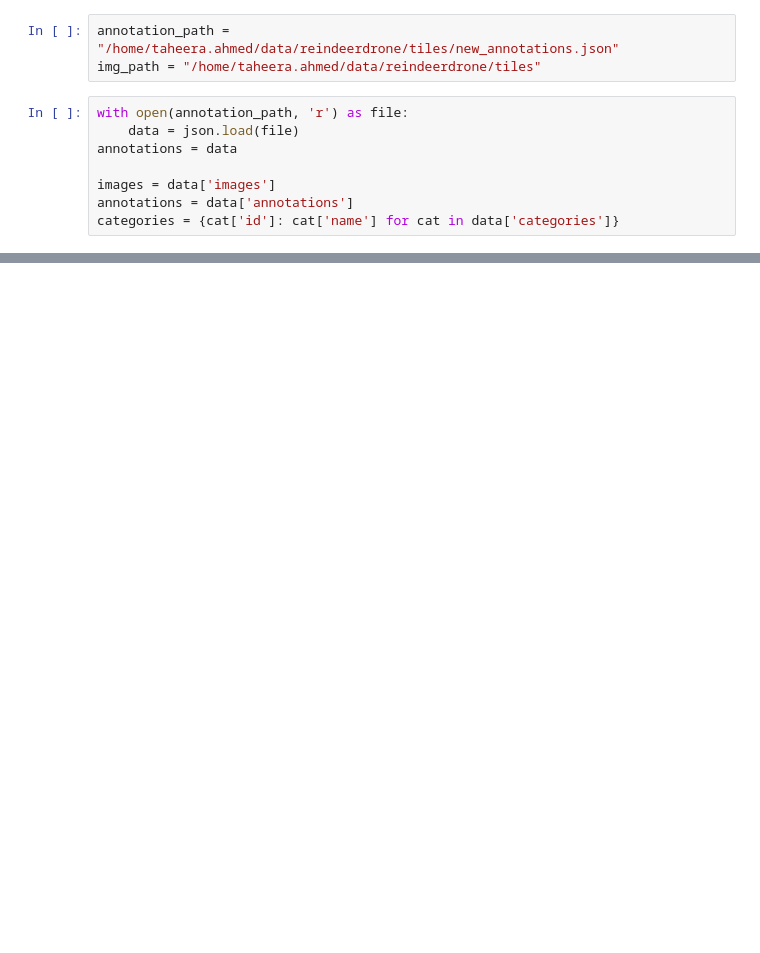
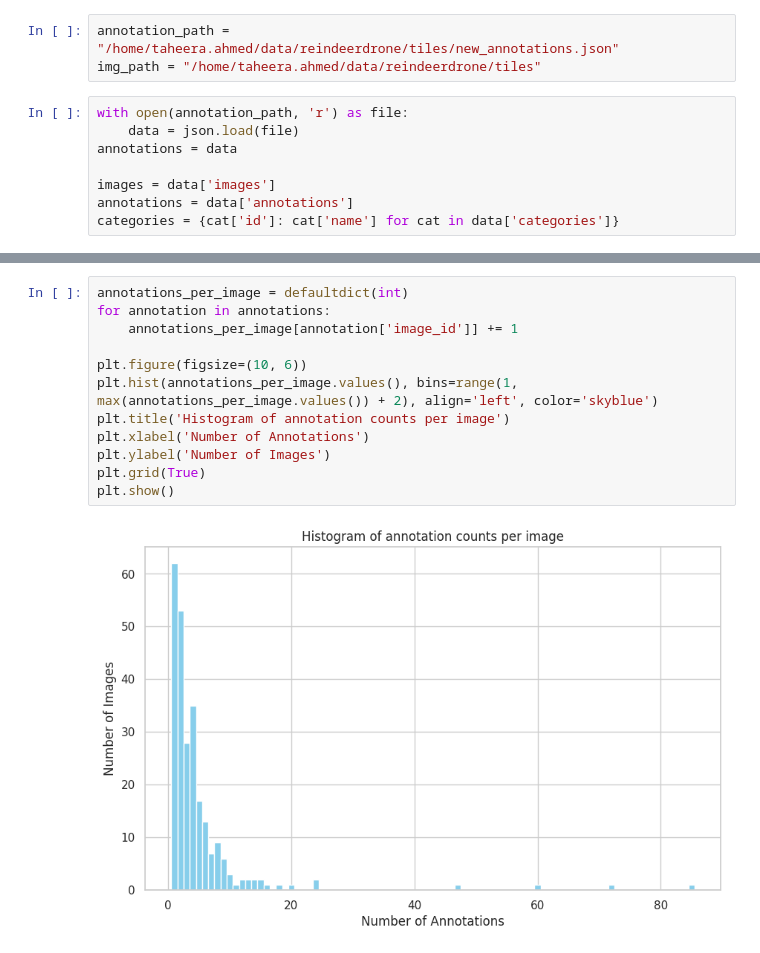
Before and after one commit to NINAnor/reindeerdrone, a Jupyter notebook: notebooks/inspect-bboxs.ipynb, the cells around one changed output, grey strips where cells are left out. Saved outputs shown, nothing was run; the diff lists cells and outputs as text; blank space fills up the shorter version.

```diff
--- a/notebooks/inspect-bboxs.ipynb
+++ b/notebooks/inspect-bboxs.ipynb
@@ -91,0 +111,14 @@ Number of bounding boxes in image DSC00408_tile1.png: 6
+# %%
+annotations_per_image = defaultdict(int)
+for annotation in annotations:
+    annotations_per_image[annotation['image_id']] += 1
+
+plt.figure(figsize=(10, 6))
+plt.hist(annotations_per_image.values(), bins=range(1, max(annotations_per_image.values()) + 2), align='left', color='skyblue')
+plt.title('Histogram of annotation counts per image')
+plt.xlabel('Number of Annotations')
+plt.ylabel('Number of Images')
+plt.grid(True)
+plt.show()
+# %% [output]
+[figure, added]
```
Also changed, not shown: parts of 11 cells of this notebook, 1 other file.
